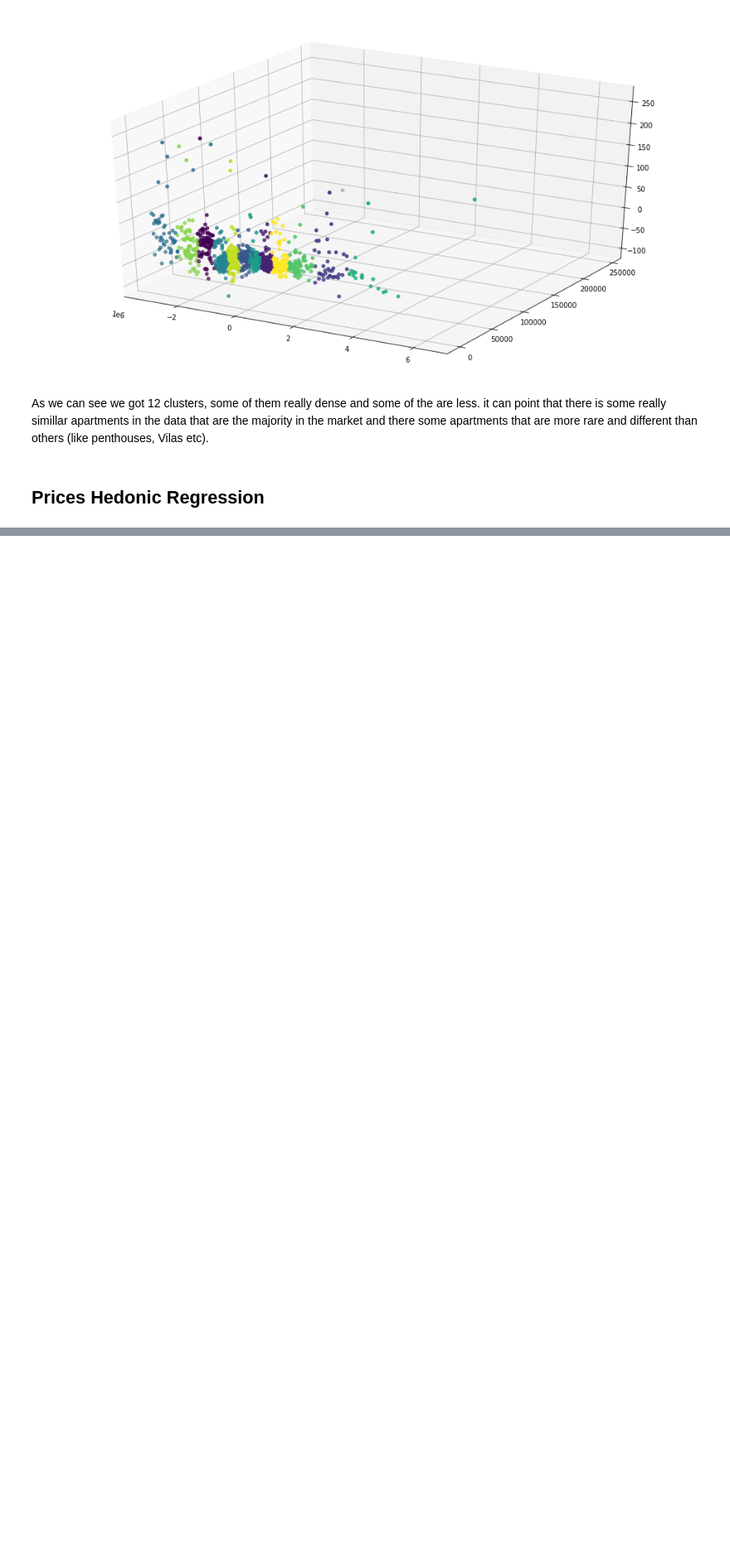
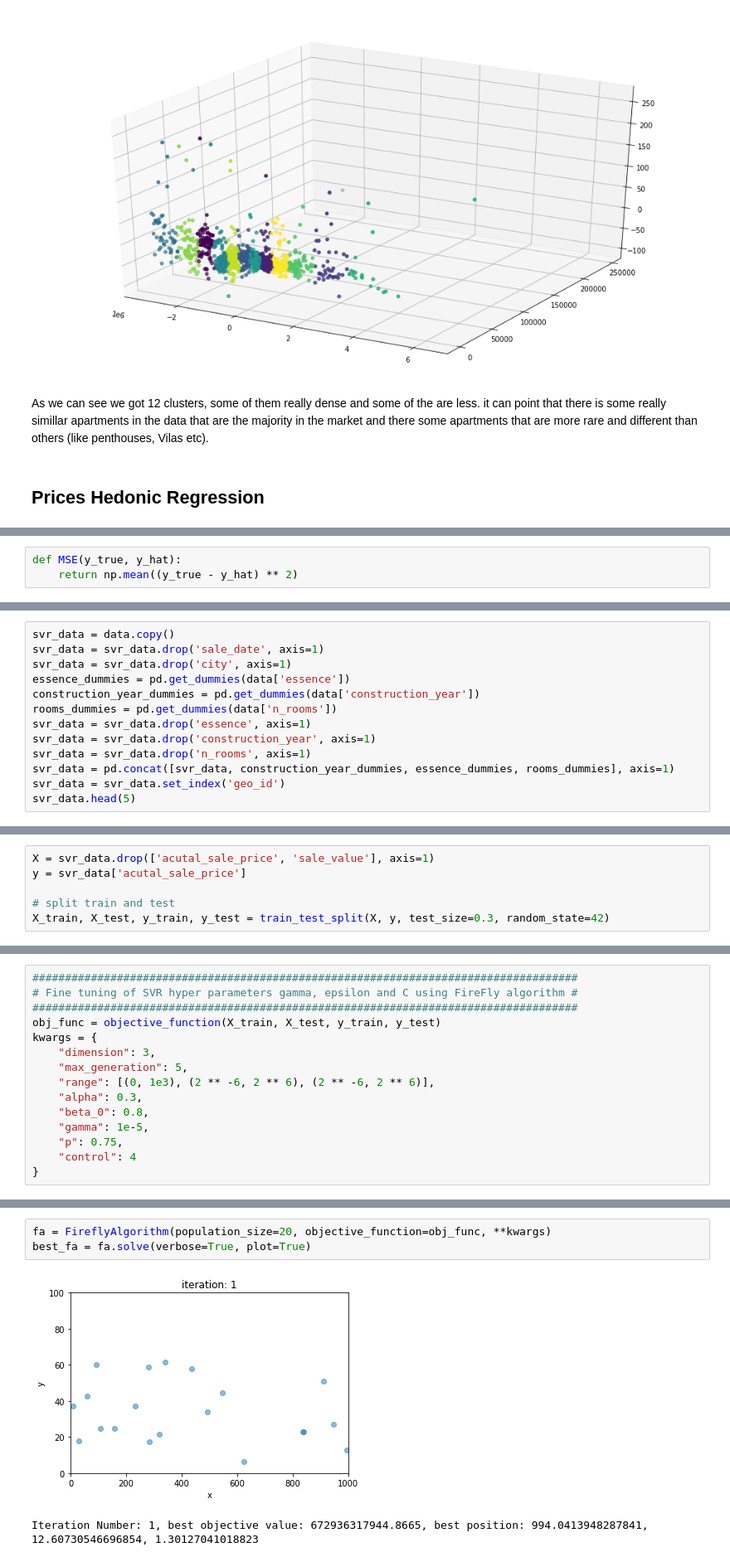
Before and after one commit to talon8080/talon8080-gmail.com, a Jupyter notebook: code.ipynb, the cells around one changed output, grey strips where cells are left out. Shown: that part at 83% size. Cells and saved outputs as stored; diff of their text form; blank space fills up the shorter version.

Commit message:
adds firefly optimization

```diff
--- a/code.ipynb
+++ b/code.ipynb
@@ -311,0 +636,3 @@ As we can see we got 12 clusters, some of them really dense and some of the are
+# %%
+def MSE(y_true, y_hat):
+    return np.mean((y_true - y_hat) ** 2)
@@ -311,0 +660,13 @@ As we can see we got 12 clusters, some of them really dense and some of the are
+# %%
+svr_data = data.copy()
+svr_data = svr_data.drop('sale_date', axis=1)
+svr_data = svr_data.drop('city', axis=1)
+essence_dummies = pd.get_dummies(data['essence'])
+construction_year_dummies = pd.get_dummies(data['construction_year'])
+rooms_dummies = pd.get_dummies(data['n_rooms'])
+svr_data = svr_data.drop('essence', axis=1)
+svr_data = svr_data.drop('construction_year', axis=1)
+svr_data = svr_data.drop('n_rooms', axis=1)
+svr_data = pd.concat([svr_data, construction_year_dummies, essence_dummies, rooms_dummies], axis=1)
+svr_data = svr_data.set_index('geo_id')
+svr_data.head(5)
@@ -311,0 +684,6 @@ As we can see we got 12 clusters, some of them really dense and some of the are
+# %%
+X = svr_data.drop(['acutal_sale_price', 'sale_value'], axis=1)
+y = svr_data['acutal_sale_price']
+
+# split train and test
+X_train, X_test, y_train, y_test = train_test_split(X, y, test_size=0.3, random_state=42)
@@ -311,0 +695,15 @@ As we can see we got 12 clusters, some of them really dense and some of the are
+# %%
+####################################################################################
+# Fine tuning of SVR hyper parameters gamma, epsilon and C using FireFly algorithm #
+####################################################################################
+obj_func = objective_function(X_train, X_test, y_train, y_test)
+kwargs = {
+    "dimension": 3,
+    "max_generation": 5,
+    "range": [(0, 1e3), (2 ** -6, 2 ** 6), (2 ** -6, 2 ** 6)],
+    "alpha": 0.3,
+    "beta_0": 0.8,
+    "gamma": 1e-5,
+    "p": 0.75,
+    "control": 4
+}
@@ -311,0 +712,6 @@ As we can see we got 12 clusters, some of them really dense and some of the are
+# %%
+fa = FireflyAlgorithm(population_size=20, objective_function=obj_func, **kwargs)
+best_fa = fa.solve(verbose=True, plot=True)
+# %% [output]
+[figure, added]
+Iteration Number: 1, best objective value: 672936317944.8665, best position: 994.0413948287841, 12.60730546696854, 1.30127041018823
```
Also changed, not shown: parts of 37 cells of this notebook, 7 other files.
